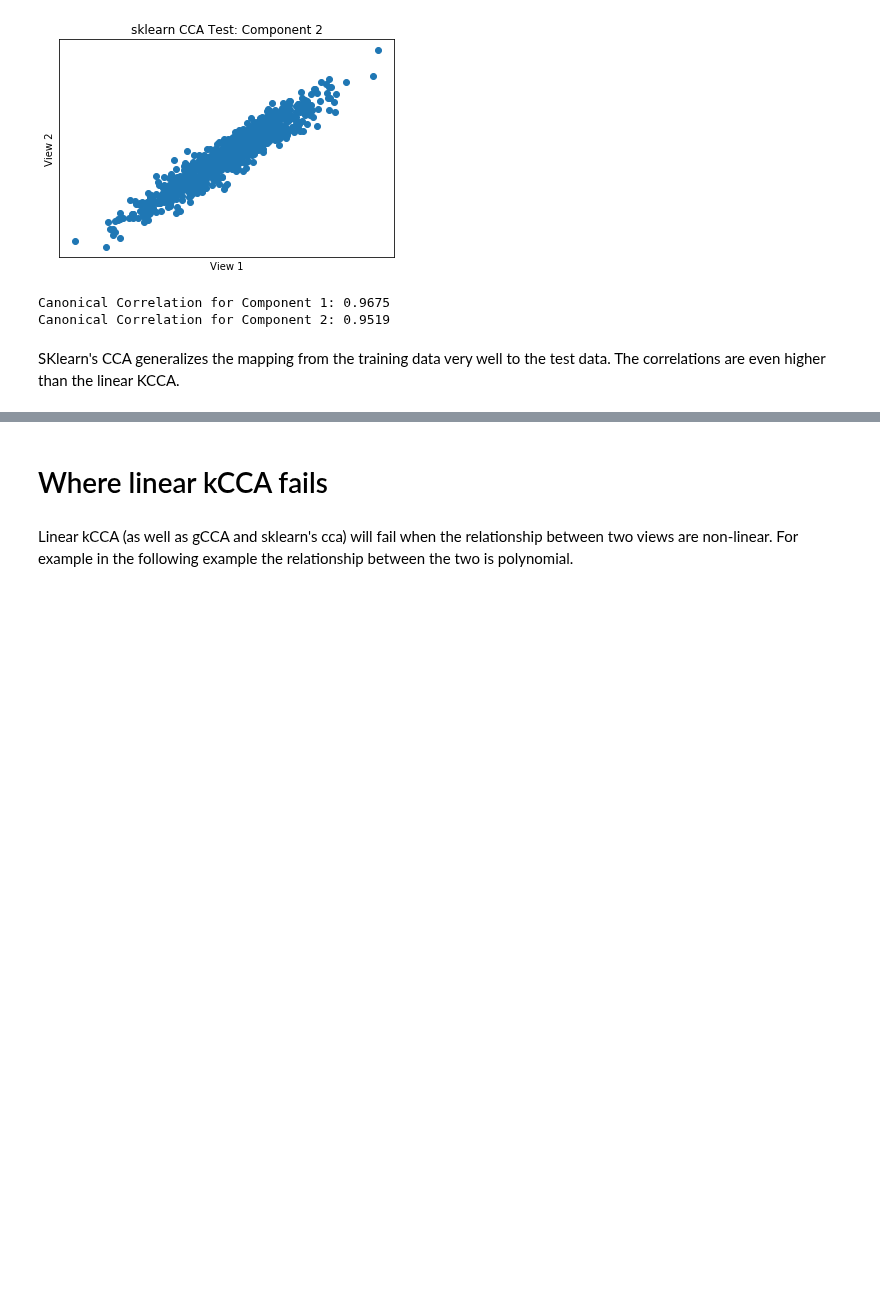
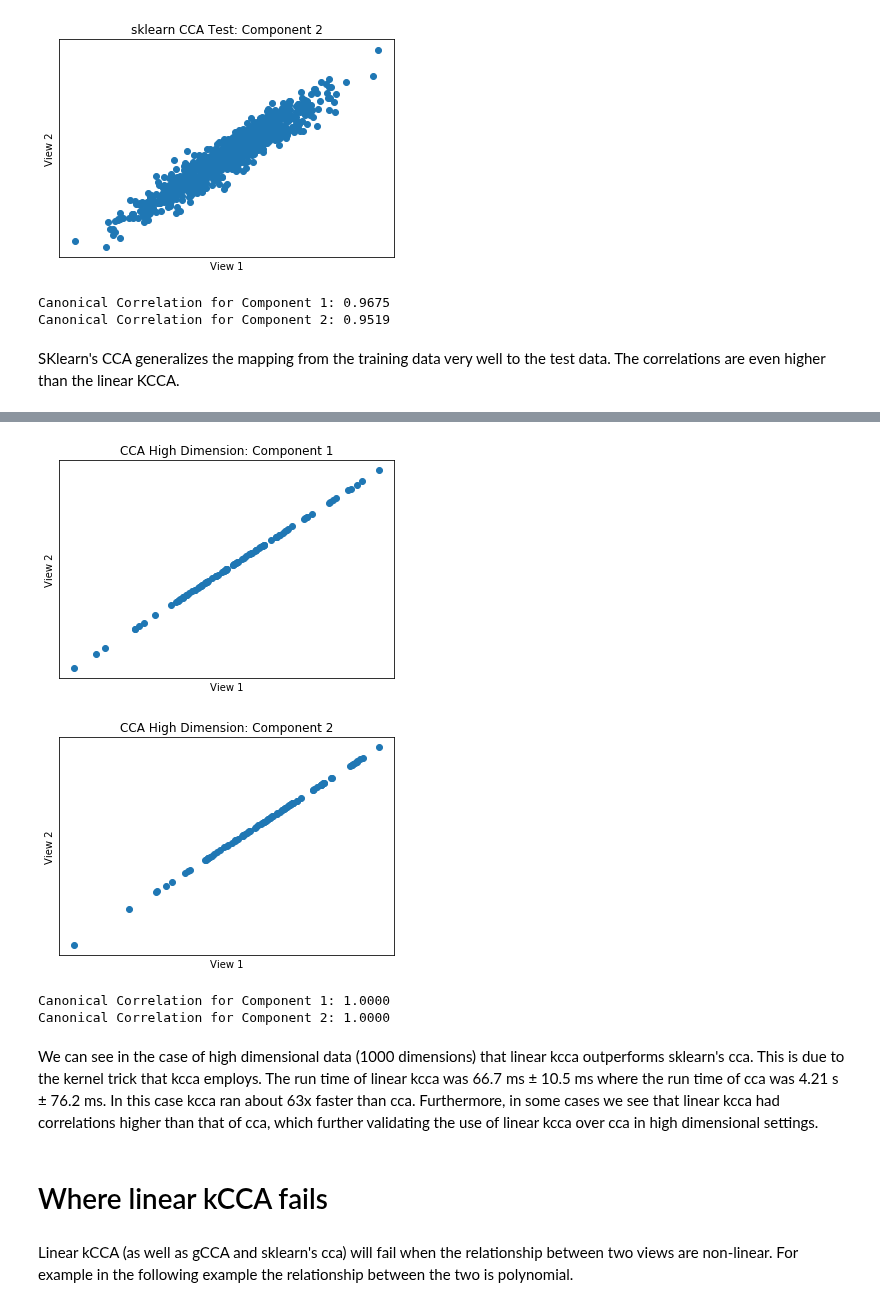
Before and after one commit to mvlearn/mvlearn, a Jupyter notebook: docs/tutorials/embed/linear_kcca_validation_tutorial.ipynb, the cells around one changed output, grey strips where cells are left out. Drawn from its saved outputs; the diff is of its cells as text; code cells hidden in the pictures; blank space fills up the shorter version.

```diff
--- a/docs/tutorials/embed/linear_kcca_validation_tutorial.ipynb
+++ b/docs/tutorials/embed/linear_kcca_validation_tutorial.ipynb
@@ -437,0 +515,4 @@ SKlearn's CCA generalizes the mapping from the training data very well to the te
+# %%
+cca_hd = CCA(n_components=2)
+%timeit train1_hd, train2_hd = cca_hd.fit_transform(train1, train2)
+train1_hd, train2_hd = cca_hd.fit_transform(train1, train2)
@@ -438,3 +521,33 @@ SKlearn's CCA generalizes the mapping from the training data very well to the te
+# %%
+fig = plt.figure()
+plt.scatter(train1_hd[:,0],train2_hd[:,0])
+plt.title('CCA High Dimension: Component 1')
+plt.xlabel('View 1')
+plt.ylabel('View 2')
+plt.xticks([])
+plt.yticks([])
+
+fig = plt.figure()
+plt.scatter(train1_hd[:,1],train2_hd[:,1])
+plt.title('CCA High Dimension: Component 2')
+plt.xlabel('View 1')
+plt.ylabel('View 2')
+plt.xticks([])
+plt.yticks([])
+
+corr1_hd, _ = pearsonr(train1_hd[:,0],train2_hd[:,0])
+corr2_hd, _ = pearsonr(train1_hd[:,1],train2_hd[:,1])
+# %% [output]
+[figure, added]
+[figure, added]
+# %%
+print('Canonical Correlation for Component 1: %.4f' % corr1_hd)
+print('Canonical Correlation for Component 2: %.4f' % corr2_hd)
+# %% [output]
+Canonical Correlation for Component 1: 1.0000
+Canonical Correlation for Component 2: 1.0000
+# %% [markdown]
+We can see in the case of high dimensional data (1000 dimensions) that linear kcca outperforms sklearn's cca. This is due to the kernel trick that kcca employs. The run time of linear kcca was 66.7 ms ± 10.5 ms where the run time of cca was 4.21 s ± 76.2 ms. In this case kcca ran about 63x faster than cca. Furthermore, in some cases we see that linear kcca had correlations higher than that of cca, which further validating the use of linear kcca over cca in high dimensional settings.
 # %% [markdown]
 # Where linear kCCA fails
 # %% [markdown]
```
Also changed, not shown: parts of 9 cells of this notebook.
